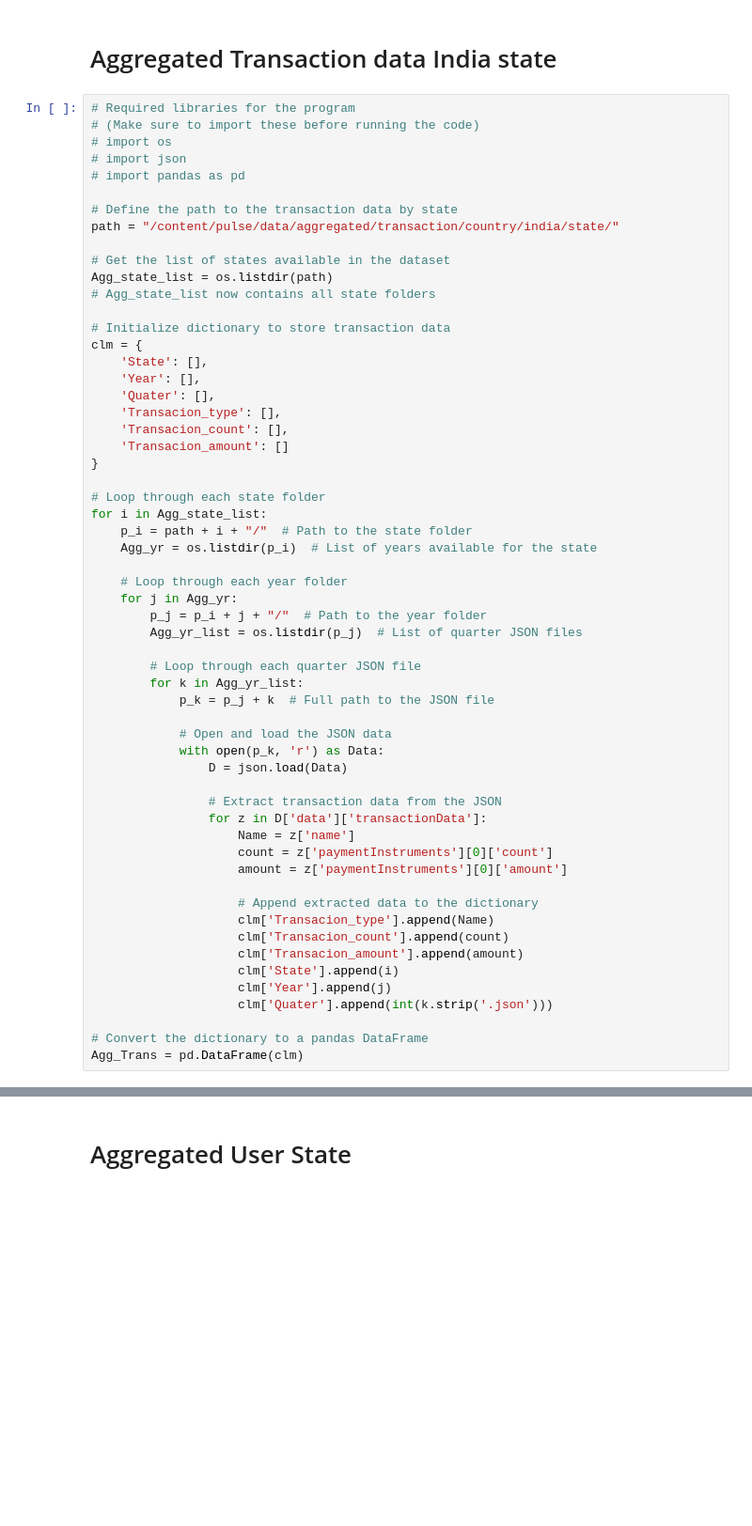
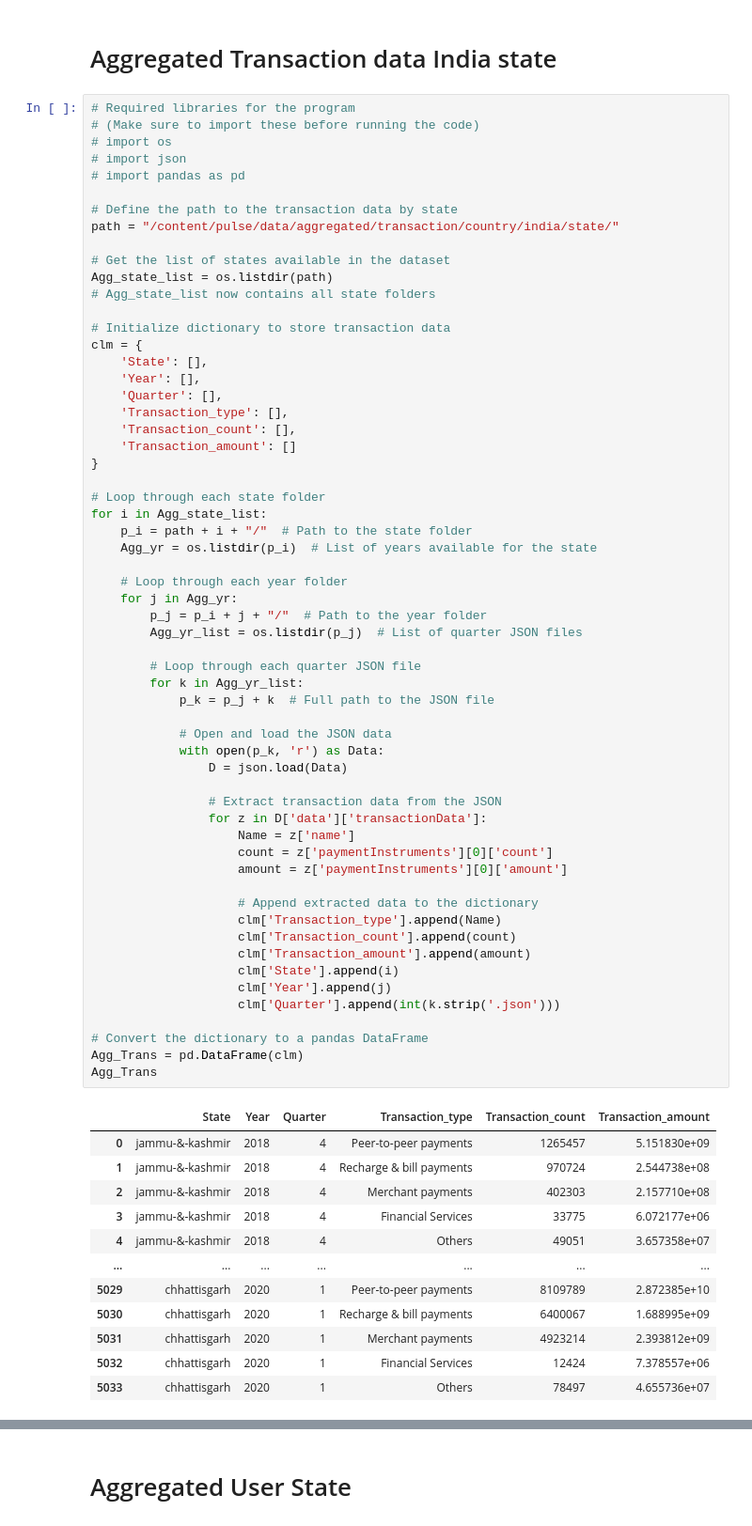
Before and after one commit to srijith0214/Phone_Pe-Srijith_, a Jupyter notebook: PhonePayDF.ipynb, the cells around one changed output, grey strips where cells are left out. Shown at 94% size. Saved outputs shown, nothing was run; the diff lists cells and outputs as text; blank space fills up the shorter version.

```diff
--- a/PhonePayDF.ipynb
+++ b/PhonePayDF.ipynb
@@ -77,43 +77,57 @@ Agg_state_list = os.listdir(path)
 clm = {
     'State': [],
     'Year': [],
-    'Quater': [],
-    'Transacion_type': [],
-    'Transacion_count': [],
-    'Transacion_amount': []
+    'Quarter': [],
+    'Transaction_type': [],
+    'Transaction_count': [],
+    'Transaction_amount': []
 }
 
 # Loop through each state folder
 for i in Agg_state_list:
     p_i = path + i + "/"  # Path to the state folder
     Agg_yr = os.listdir(p_i)  # List of years available for the state
 
     # Loop through each year folder
     for j in Agg_yr:
         p_j = p_i + j + "/"  # Path to the year folder
         Agg_yr_list = os.listdir(p_j)  # List of quarter JSON files
 
         # Loop through each quarter JSON file
         for k in Agg_yr_list:
             p_k = p_j + k  # Full path to the JSON file
 
             # Open and load the JSON data
             with open(p_k, 'r') as Data:
                 D = json.load(Data)
 
                 # Extract transaction data from the JSON
                 for z in D['data']['transactionData']:
                     Name = z['name']
                     count = z['paymentInstruments'][0]['count']
                     amount = z['paymentInstruments'][0]['amount']
 
                     # Append extracted data to the dictionary
-                    clm['Transacion_type'].append(Name)
-                    clm['Transacion_count'].append(count)
-                    clm['Transacion_amount'].append(amount)
+                    clm['Transaction_type'].append(Name)
+                    clm['Transaction_count'].append(count)
+                    clm['Transaction_amount'].append(amount)
                     clm['State'].append(i)
                     clm['Year'].append(j)
-                    clm['Quater'].append(int(k.strip('.json')))
+                    clm['Quarter'].append(int(k.strip('.json')))
 
 # Convert the dictionary to a pandas DataFrame
 Agg_Trans = pd.DataFrame(clm)
+Agg_Trans
+# %% [output]
+|  | State | Year | Quarter | Transaction_type | Transaction_count | Transaction_amount |
+| 0 | jammu-&-kashmir | 2018 | 4 | Peer-to-peer payments | 1265457 | 5.151830e+09 |
+| 1 | jammu-&-kashmir | 2018 | 4 | Recharge & bill payments | 970724 | 2.544738e+08 |
+| 2 | jammu-&-kashmir | 2018 | 4 | Merchant payments | 402303 | 2.157710e+08 |
+| 3 | jammu-&-kashmir | 2018 | 4 | Financial Services | 33775 | 6.072177e+06 |
+| 4 | jammu-&-kashmir | 2018 | 4 | Others | 49051 | 3.657358e+07 |
+| ... | ... | ... | ... | ... | ... | ... |
+| 5029 | chhattisgarh | 2020 | 1 | Peer-to-peer payments | 8109789 | 2.872385e+10 |
+| 5030 | chhattisgarh | 2020 | 1 | Recharge & bill payments | 6400067 | 1.688995e+09 |
+| 5031 | chhattisgarh | 2020 | 1 | Merchant payments | 4923214 | 2.393812e+09 |
+| 5032 | chhattisgarh | 2020 | 1 | Financial Services | 12424 | 7.378557e+06 |
+| 5033 | chhattisgarh | 2020 | 1 | Others | 78497 | 4.655736e+07 |
```
Also changed, not shown: parts of 16 cells of this notebook.
